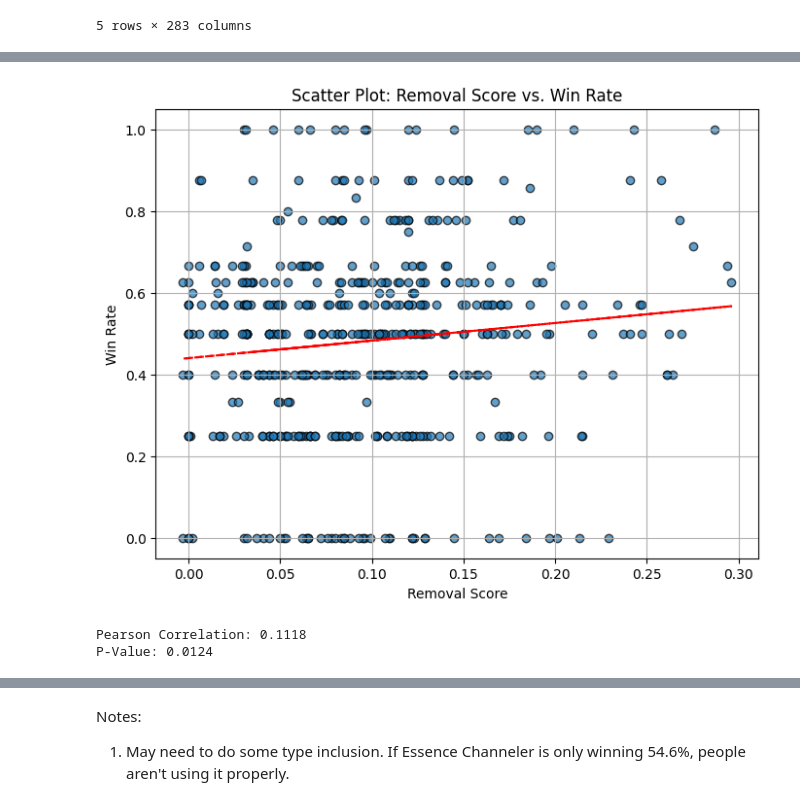
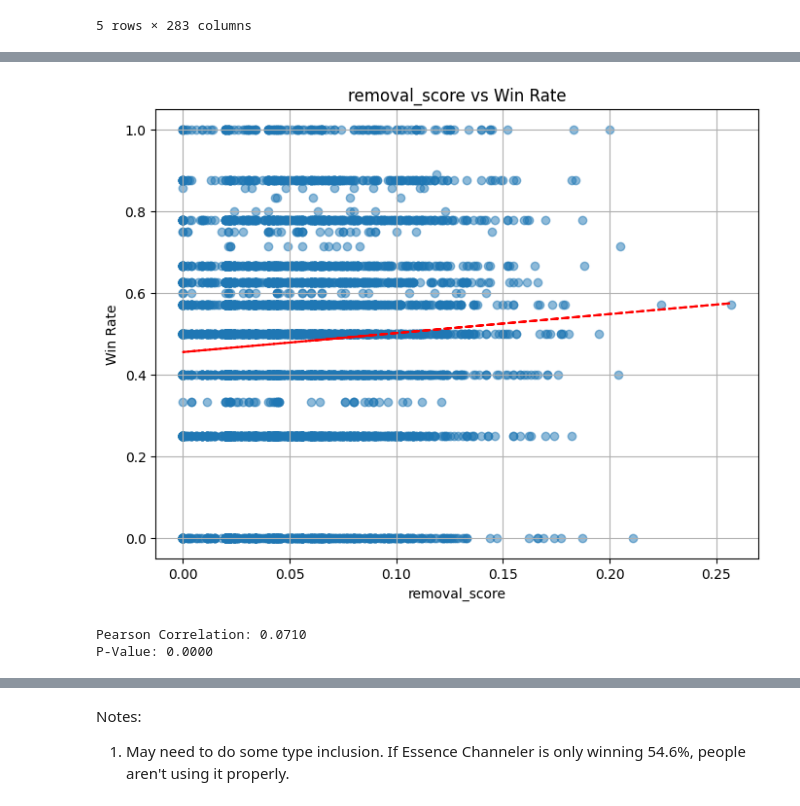
Before and after one commit to pauldennis2/manafest-destiny, a Jupyter notebook: first_10_eda.ipynb, the cells around one changed output, grey strips where cells are left out. Drawn from its saved outputs; the diff is of its cells as text; code cells hidden in the pictures.

```diff
--- a/first_10_eda.ipynb
+++ b/first_10_eda.ipynb
@@ -58,7 +59,7 @@ def convert_to_parquet_(set_code: str):
     games_dfmap[set_code] = df
     return df
 # %%
-games_df = get_games_data('blb')
+df = get_games_data('blb')
 # %% [output]
 Loading game data for blb from Parquet file...
 # %%
@@ -99,7 +100,8 @@ Loading Scryfall data for blb from existing file...
 
 Opening hand refers to "final" opening hand after mulligans.
 # %%
-removal_file_path = "data/blb/removal.txt"
+# Taken out removal that costs more than 4, or is overly conditional
+removal_file_path = "data/blb/cheap_removal.txt"
 with open(removal_file_path, "r") as f:
     removal_cards = set(line.strip() for line in f)
 
@@ -146,7 +148,7 @@ def filter_drafts(games_df: pd.DataFrame, num_drafts: int) -> pd.DataFrame:
     return filtered_df
 
 # Example usage:
-selected_games_df = filter_drafts(games_df, num_drafts=500)
+selected_games_df = filter_drafts(df, num_drafts=5000)
 
 # Convert boolean values to integers (True = 1, False = 0)
 selected_games_df["won"] = selected_games_df["won"].astype(int)
@@ -167,8 +169,6 @@ selected_games_df.head()
 | 27 | 41dafe993991494e9bbf2894af398d25 | gold | WR | None | 1 | 0 | 0 | ... |
 5 rows × 283 columns
 # %%
-#TODO try excluding CMC > 4 or passing CMC values
-
 def get_type_stats(selected_games_df, type_df):
     """
     Creates a dictionary of small DataFrames for each deck with card stats of a given type (e.g., removal, bombs).
@@ -179,7 +179,7 @@ def get_type_stats(selected_games_df, type_df):
     type_name (str): The type of cards being processed (e.g., "removal", "bomb").
 
     Returns:
-    dict: A dictionary where keys are draft IDs and values are DataFrames with stats for the given type.
+    dict: A dictionary where keys are draft IDs and values are DataFrames with *Win Rate* stats for the given type.
     """
     type_stats = {}
 
@@ -204,7 +204,4 @@ def get_type_stats(selected_games_df, type_df):
 
     return type_stats
 
-# Example usage:
 removal_tables = get_type_stats(selected_games_df, removal_df)
-
-removal_tables["deaa4cdcd3e84d8e8b5a0ea34a0f9d79"]
@@ -264,30 +225,45 @@ removal_df[removal_df["GP WR"] < 0.535].sort_values("GP WR", ascending=False).he
 # %%
-
 # Calculate win rate
 selected_games_df["win_rate"] = selected_games_df["wins"] / (selected_games_df["wins"] + selected_games_df["losses"])
 
-# Create scatter plot
-plt.figure(figsize=(8, 6))
-plt.scatter(selected_games_df["removal_score"], selected_games_df["win_rate"], alpha=0.7, edgecolors="black")
+def plot_feature_vs_winrate(selected_games_df, feature_name):
+    """
+    Plots the relationship between a feature and win rate.
 
-# Labels and title
-plt.xlabel("Removal Score")
-plt.ylabel("Win Rate")
-plt.title("Scatter Plot: Removal Score vs. Win Rate")
-plt.grid(True)
-m, b = np.polyfit(selected_games_df["removal_score"], selected_games_df["win_rate"], 1)
-plt.plot(selected_games_df["removal_score"], m * selected_games_df["removal_score"] + b, color="red", linestyle="dashed")
-# Show plot
-plt.show()
+    Parameters:
+    selected_games_df (pd.DataFrame): DataFrame containing game data.
+    feature_name (str): The name of the feature to plot against win rate.
+    """
+    plt.figure(figsize=(8, 6))
+    plt.scatter(selected_games_df[feature_name], selected_games_df["win_rate"], alpha=0.5)
+    plt.xlabel(feature_name)
+    plt.ylabel("Win Rate")
+    plt.title(f"{feature_name} vs Win Rate")
+    plt.grid(True)
+    m, b = np.polyfit(selected_games_df[feature_name], selected_games_df["win_rate"], 1)
+    plt.plot(selected_games_df[feature_name], m * selected_games_df[feature_name] + b, color="red", linestyle="dashed")
+    plt.show()
+
+plot_feature_vs_winrate(selected_games_df, "removal_score")
 # %% [output]
-[figure, old version]
+[figure, new version]
 # %%
-# Calculate Pearson correlation coefficient
-corr, p_value = pearsonr(selected_games_df["removal_score"], selected_games_df["win_rate"])
+def calc_pearson_wrcorr(df, feature_name):
+    """
+    Calculates the Pearson correlation coefficient between a feature and win rate.
 
-# Print results
-print(f"Pearson Correlation: {corr:.4f}")
-print(f"P-Value: {p_value:.4f}")
+    Parameters:
+    df (pd.DataFrame): DataFrame containing game data.
+    feature_name (str): The name of the feature to calculate correlation with win rate.
+
+    Returns:
+    float: Pearson correlation coefficient.
+    """
+    corr, p_value = pearsonr(df[feature_name], df["win_rate"])
+    print(f"Pearson Correlation: {corr:.4f}")
+    print(f"P-Value: {p_value:.4f}")
+
+calc_pearson_wrcorr(selected_games_df, "removal_score")
 # %% [output]
-Pearson Correlation: 0.1118
-P-Value: 0.0124
+Pearson Correlation: 0.0710
+P-Value: 0.0000
```
Also changed, not shown: parts of 66 cells of this notebook, 1 other file.
